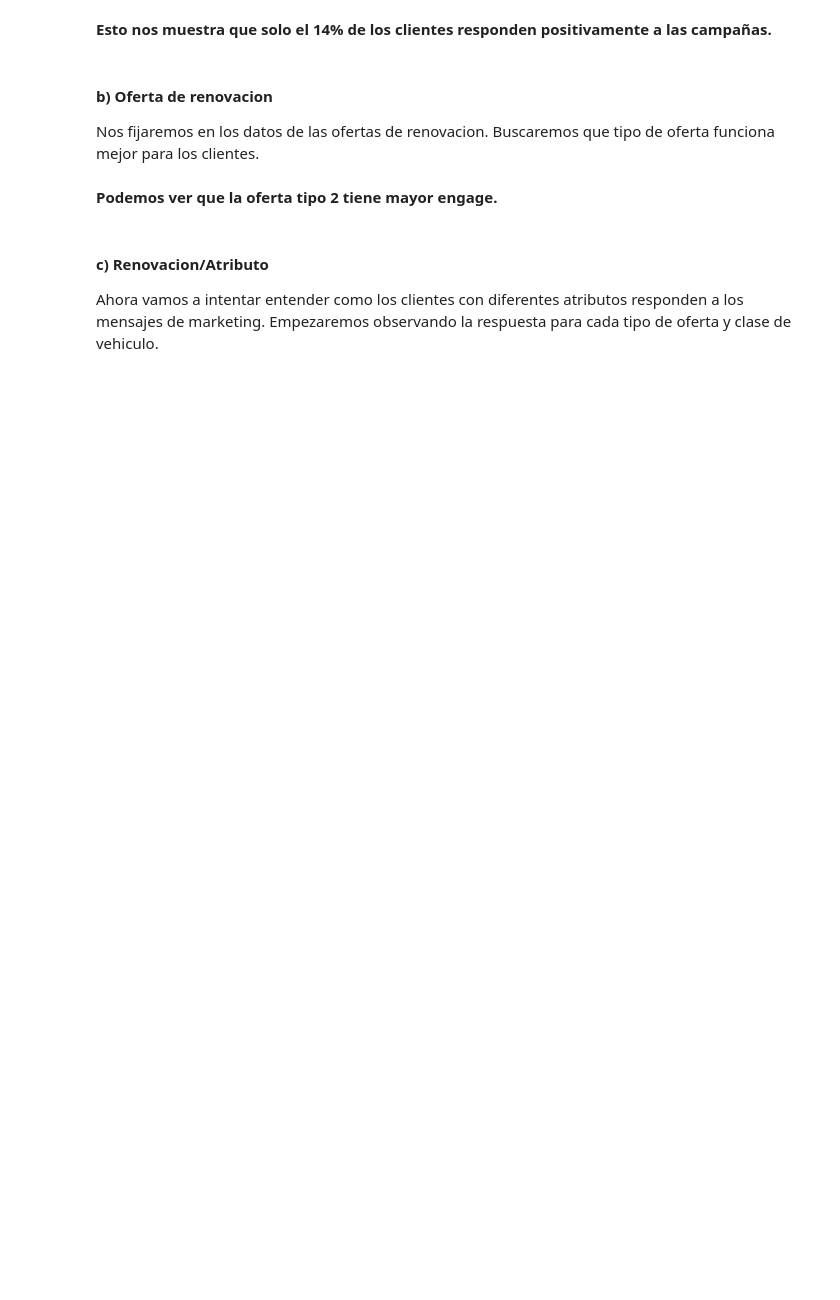
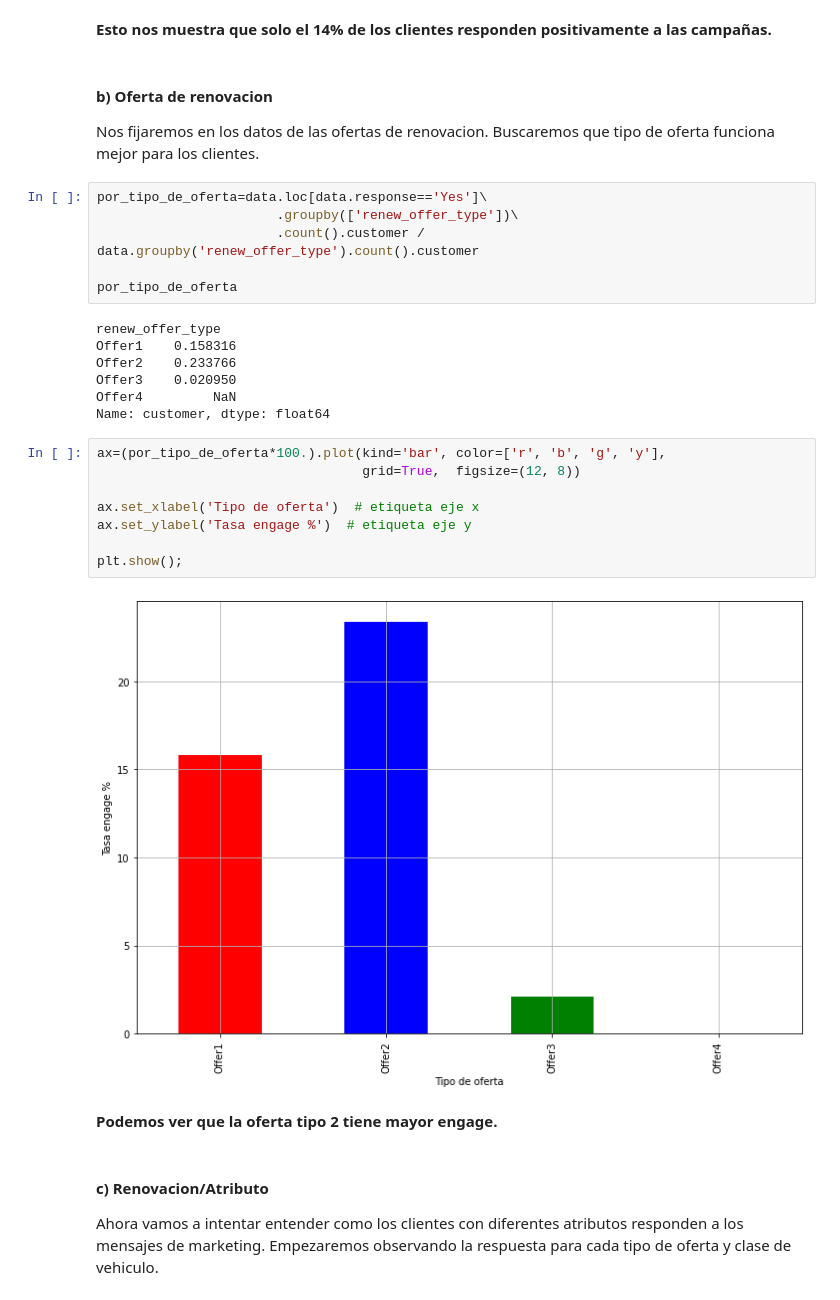
Before and after one commit to Ironhack-Data-Madrid-Abril-2021/Material_Clase, a Jupyter notebook: semana_4/1.2 - Ejemplo CLV.ipynb, the cells around one changed output. Cells and saved outputs as stored; diff of their text form; blank space fills up the shorter version.

```diff
--- a/semana_4/1.2 - Ejemplo CLV.ipynb
+++ b/semana_4/1.2 - Ejemplo CLV.ipynb
@@ -50,6 +125,29 @@ Mejorar el CLV a traves del marketing.
 #### b) Oferta de renovacion
 
 Nos fijaremos en los datos de las ofertas de renovacion. Buscaremos que tipo de oferta funciona mejor para los clientes.
+# %%
+por_tipo_de_oferta=data.loc[data.response=='Yes']\
+                       .groupby(['renew_offer_type'])\
+                       .count().customer / data.groupby('renew_offer_type').count().customer
+
+por_tipo_de_oferta
+# %% [output]
+renew_offer_type
+Offer1    0.158316
+Offer2    0.233766
+Offer3    0.020950
+Offer4         NaN
+Name: customer, dtype: float64
+# %%
+ax=(por_tipo_de_oferta*100.).plot(kind='bar', color=['r', 'b', 'g', 'y'],
+                                  grid=True,  figsize=(12, 8))
+
+ax.set_xlabel('Tipo de oferta')  # etiqueta eje x
+ax.set_ylabel('Tasa engage %')  # etiqueta eje y
+
+plt.show();
+# %% [output]
+[figure, added]
 # %% [markdown]
 **Podemos ver que la oferta tipo 2 tiene mayor engage.**
 # %% [markdown]
```
Also changed, not shown: parts of 24 cells of this notebook.
